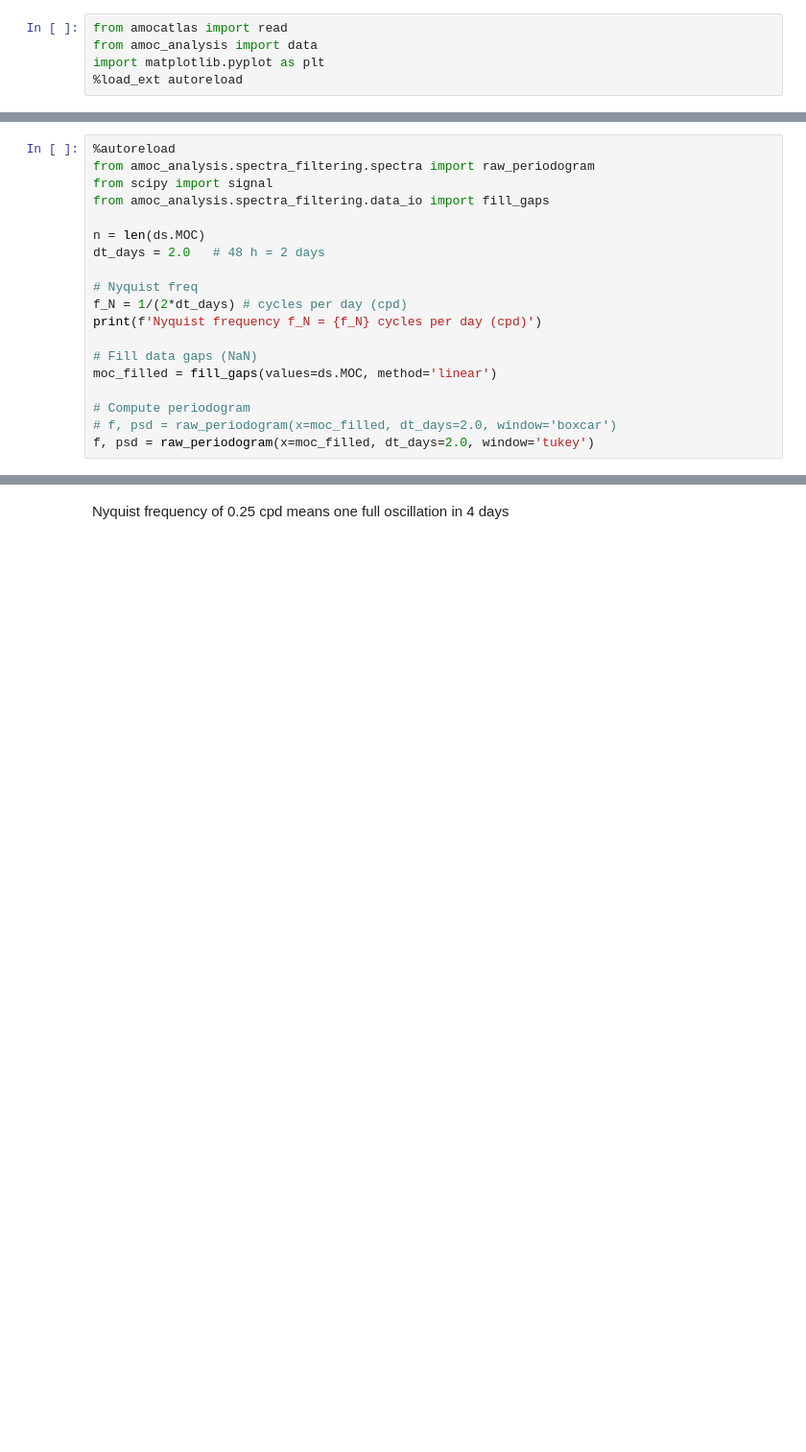
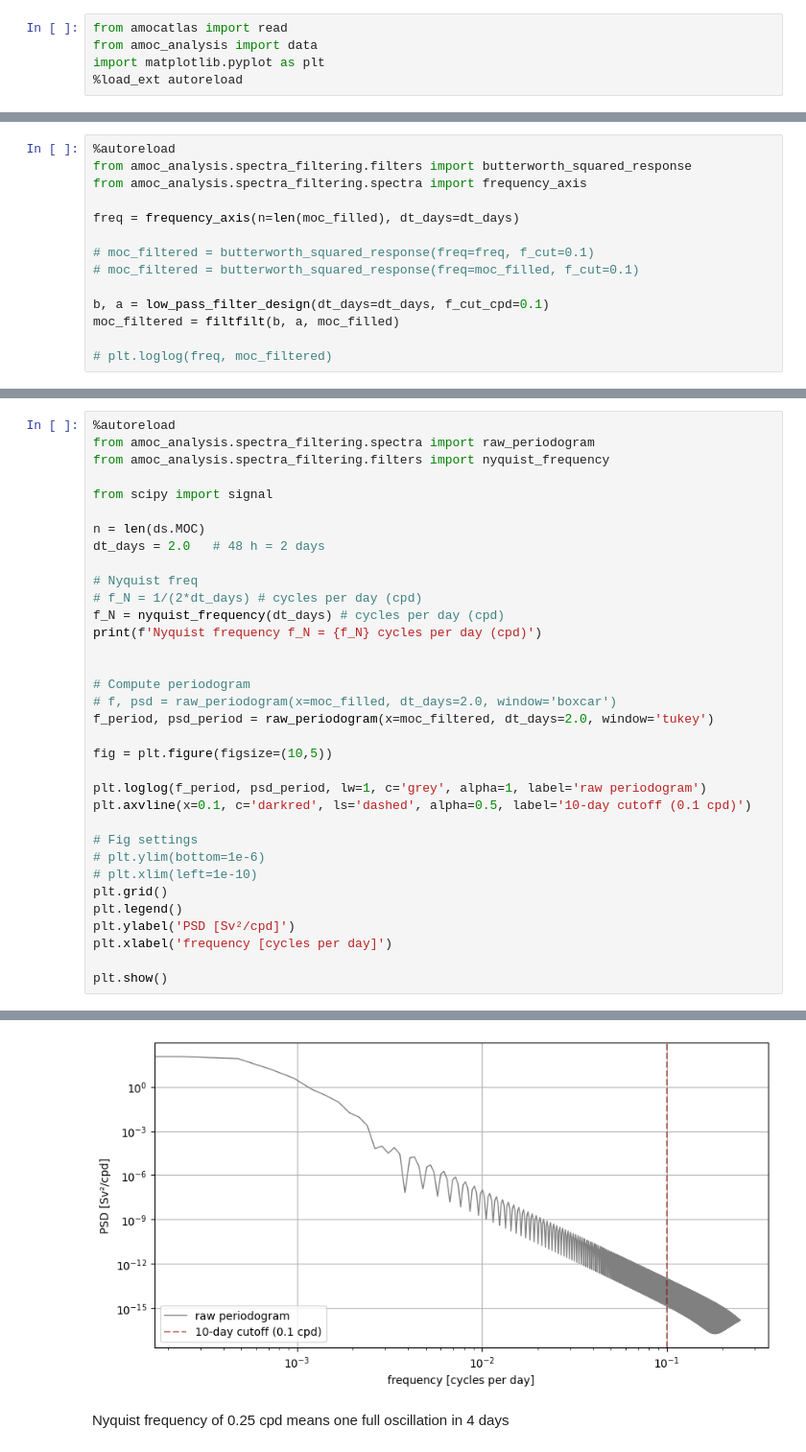
Before and after one commit to stine-fohrmann/data-analysis-assignment1, a Jupyter notebook: notebooks/testing.ipynb, the cells around one changed output, grey strips where cells are left out. Shown at 96% size. Saved outputs shown, nothing was run; the diff lists cells and outputs as text; blank space fills up the shorter version.

Commit message:
implement welch and butterworth

```diff
--- a/notebooks/testing.ipynb
+++ b/notebooks/testing.ipynb
@@ -12,0 +31,14 @@ Loading 1 MOVE 16°N dataset(s):
+# %%
+%autoreload
+from amoc_analysis.spectra_filtering.filters import butterworth_squared_response
+from amoc_analysis.spectra_filtering.spectra import frequency_axis
+
+freq = frequency_axis(n=len(moc_filled), dt_days=dt_days)
+
+# moc_filtered = butterworth_squared_response(freq=freq, f_cut=0.1)
+# moc_filtered = butterworth_squared_response(freq=moc_filled, f_cut=0.1)
+
+b, a = low_pass_filter_design(dt_days=dt_days, f_cut_cpd=0.1)
+moc_filtered = filtfilt(b, a, moc_filled)
+
+# plt.loglog(freq, moc_filtered)
@@ -13,21 +70,36 @@ Loading 1 MOVE 16°N dataset(s):
 # %%
 %autoreload
 from amoc_analysis.spectra_filtering.spectra import raw_periodogram
+from amoc_analysis.spectra_filtering.filters import nyquist_frequency
+
 from scipy import signal
-from amoc_analysis.spectra_filtering.data_io import fill_gaps
 
 n = len(ds.MOC)
 dt_days = 2.0   # 48 h = 2 days
 
 # Nyquist freq
-f_N = 1/(2*dt_days) # cycles per day (cpd)
+# f_N = 1/(2*dt_days) # cycles per day (cpd)
+f_N = nyquist_frequency(dt_days) # cycles per day (cpd)
 print(f'Nyquist frequency f_N = {f_N} cycles per day (cpd)')
 
-# Fill data gaps (NaN)
-moc_filled = fill_gaps(values=ds.MOC, method='linear')
 
 # Compute periodogram
 # f, psd = raw_periodogram(x=moc_filled, dt_days=2.0, window='boxcar')
-f, psd = raw_periodogram(x=moc_filled, dt_days=2.0, window='tukey')
+f_period, psd_period = raw_periodogram(x=moc_filtered, dt_days=2.0, window='tukey')
+
+fig = plt.figure(figsize=(10,5))
+
+plt.loglog(f_period, psd_period, lw=1, c='grey', alpha=1, label='raw periodogram')
+plt.axvline(x=0.1, c='darkred', ls='dashed', alpha=0.5, label='10-day cutoff (0.1 cpd)')
+
+# Fig settings
+# plt.ylim(bottom=1e-6)
+# plt.xlim(left=1e-10)
+plt.grid()
+plt.legend()
+plt.ylabel('PSD [Sv²/cpd]')
+plt.xlabel('frequency [cycles per day]')
+
+plt.show()
 # %% [output]
 Nyquist frequency f_N = 0.25 cycles per day (cpd)
@@ -35,2 +107,3 @@ Nyquist frequency f_N = 0.25 cycles per day (cpd)
+[figure, added]
 # %% [markdown]
 Nyquist frequency of 0.25 cpd means one full oscillation in 4 days
```
Also changed, not shown: parts of 6 cells of this notebook, 2 other files.
